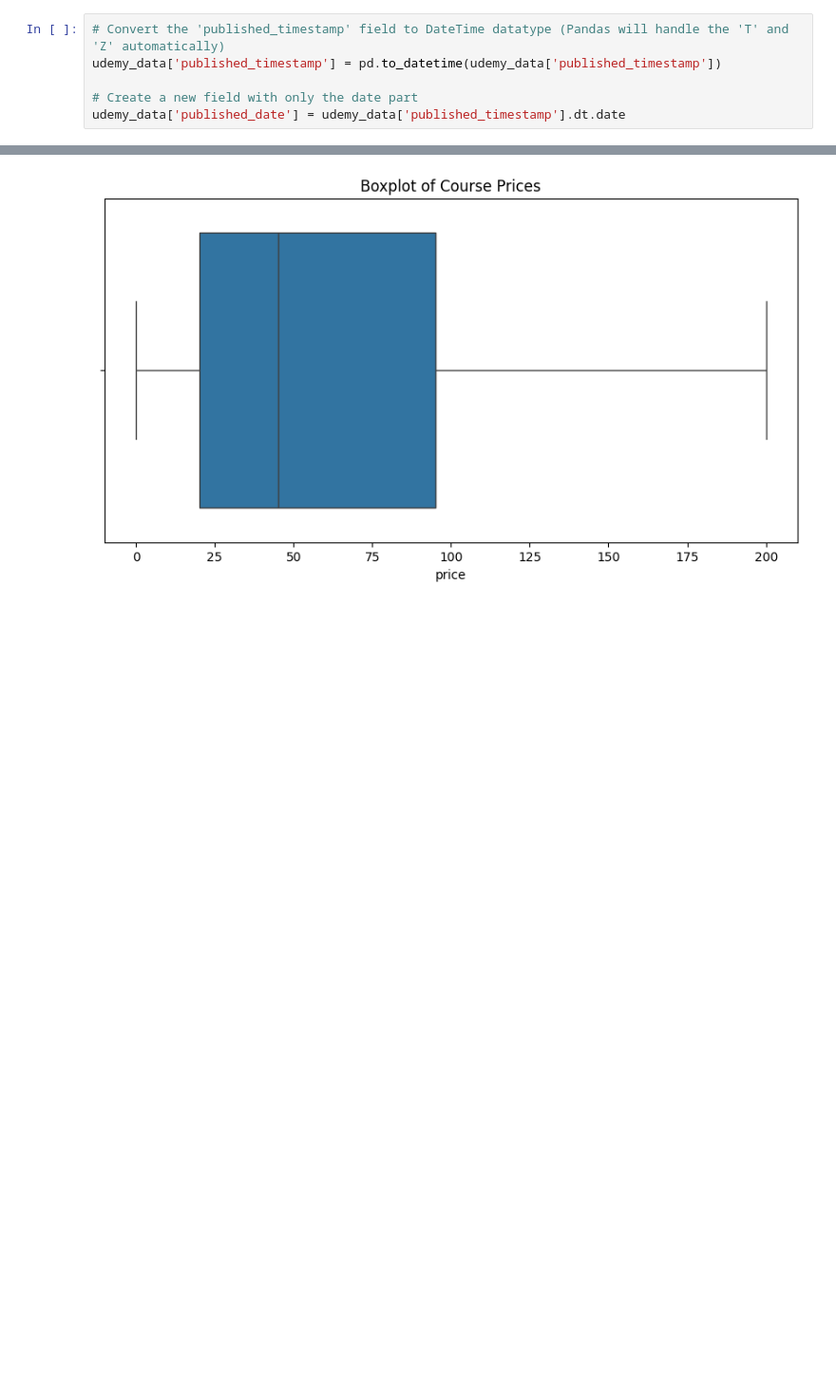
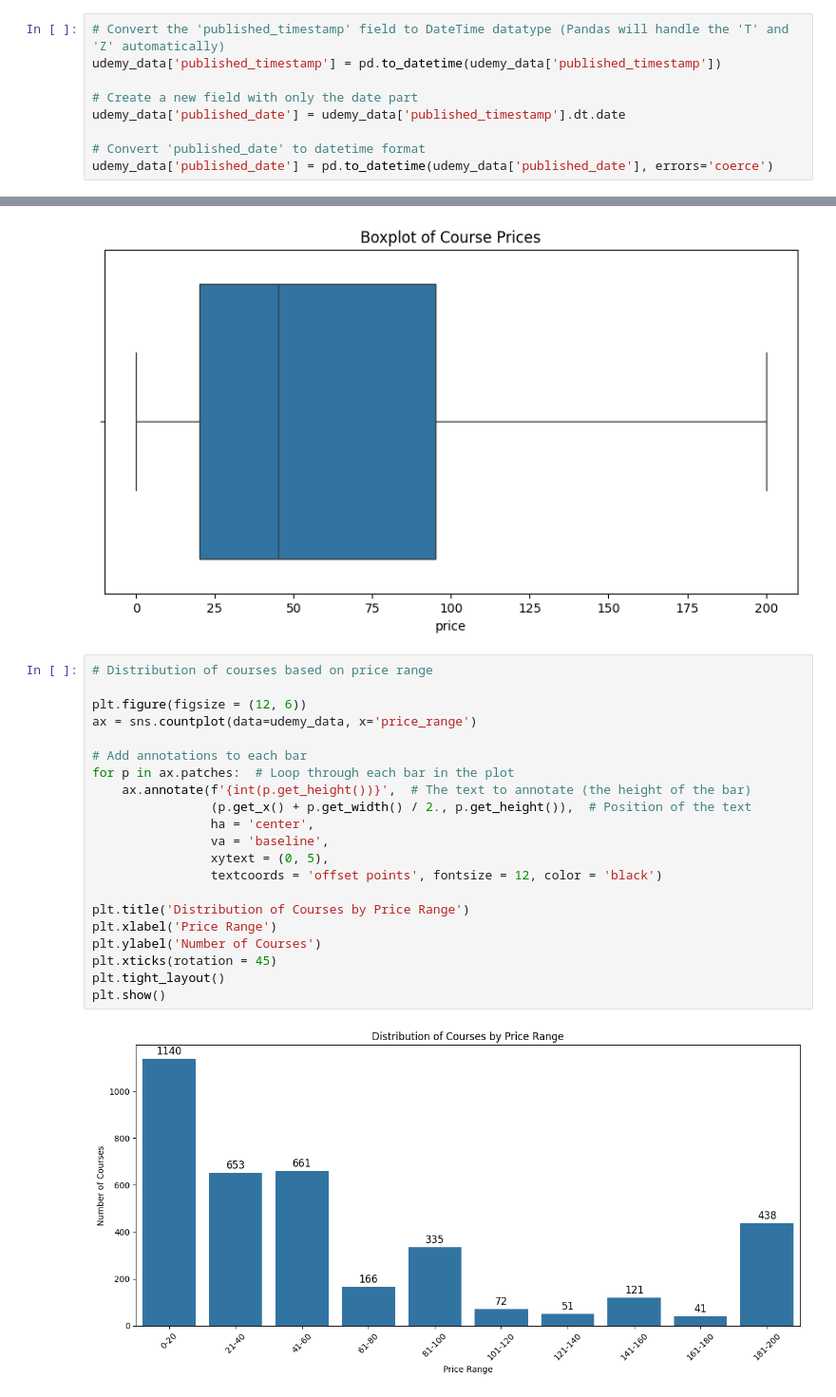
Before and after one commit to BamBamOguns/udemy_courses, a Jupyter notebook: main.ipynb, the cells around one changed output, grey strips where cells are left out. Shown at 95% size. Saved outputs shown, nothing was run; the diff lists cells and outputs as text; blank space fills up the shorter version.

```diff
--- a/main.ipynb
+++ b/main.ipynb
@@ -183,6 +183,9 @@ udemy_data['published_timestamp'] = pd.to_datetime(udemy_data['published_timesta
 
 # Create a new field with only the date part
 udemy_data['published_date'] = udemy_data['published_timestamp'].dt.date
+
+# Convert 'published_date' to datetime format
+udemy_data['published_date'] = pd.to_datetime(udemy_data['published_date'], errors='coerce')
 # %%
 # Creating price ranges for all the prices using appropraite intervals
 
@@ -381,3 +384,26 @@ plt.show()
 # %% [output]
 [figure]
 [figure]
+# %%
+# Distribution of courses based on price range
+
+plt.figure(figsize = (12, 6))
+ax = sns.countplot(data=udemy_data, x='price_range')
+
+# Add annotations to each bar
+for p in ax.patches:  # Loop through each bar in the plot
+    ax.annotate(f'{int(p.get_height())}',  # The text to annotate (the height of the bar)
+                (p.get_x() + p.get_width() / 2., p.get_height()),  # Position of the text
+                ha = 'center',
+                va = 'baseline',
+                xytext = (0, 5),
+                textcoords = 'offset points', fontsize = 12, color = 'black')
+
+plt.title('Distribution of Courses by Price Range')
+plt.xlabel('Price Range')
+plt.ylabel('Number of Courses')
+plt.xticks(rotation = 45)
+plt.tight_layout()
+plt.show()
+# %% [output]
+[figure, added]
```
Also changed, not shown: parts of 7 cells of this notebook.
